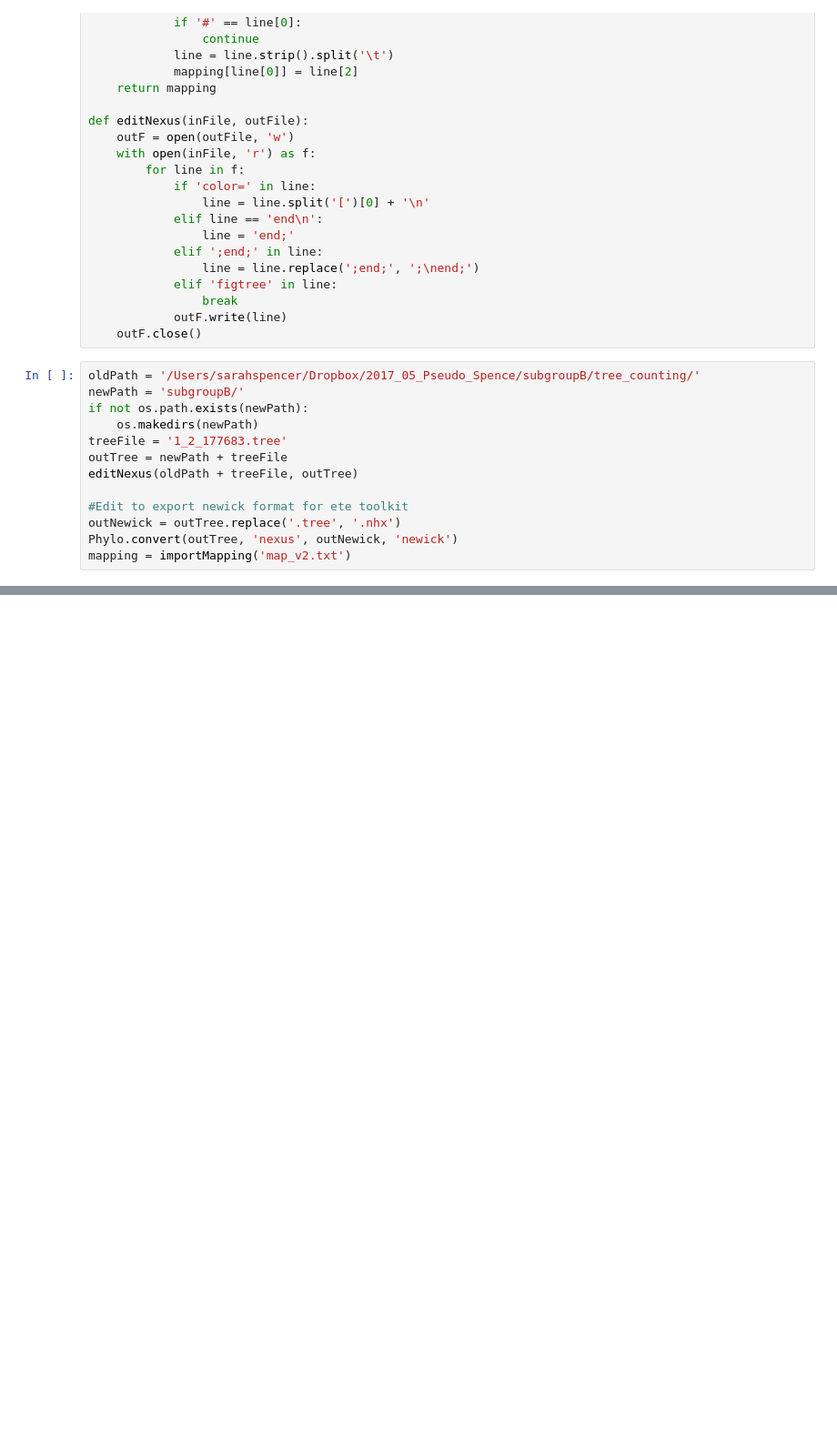
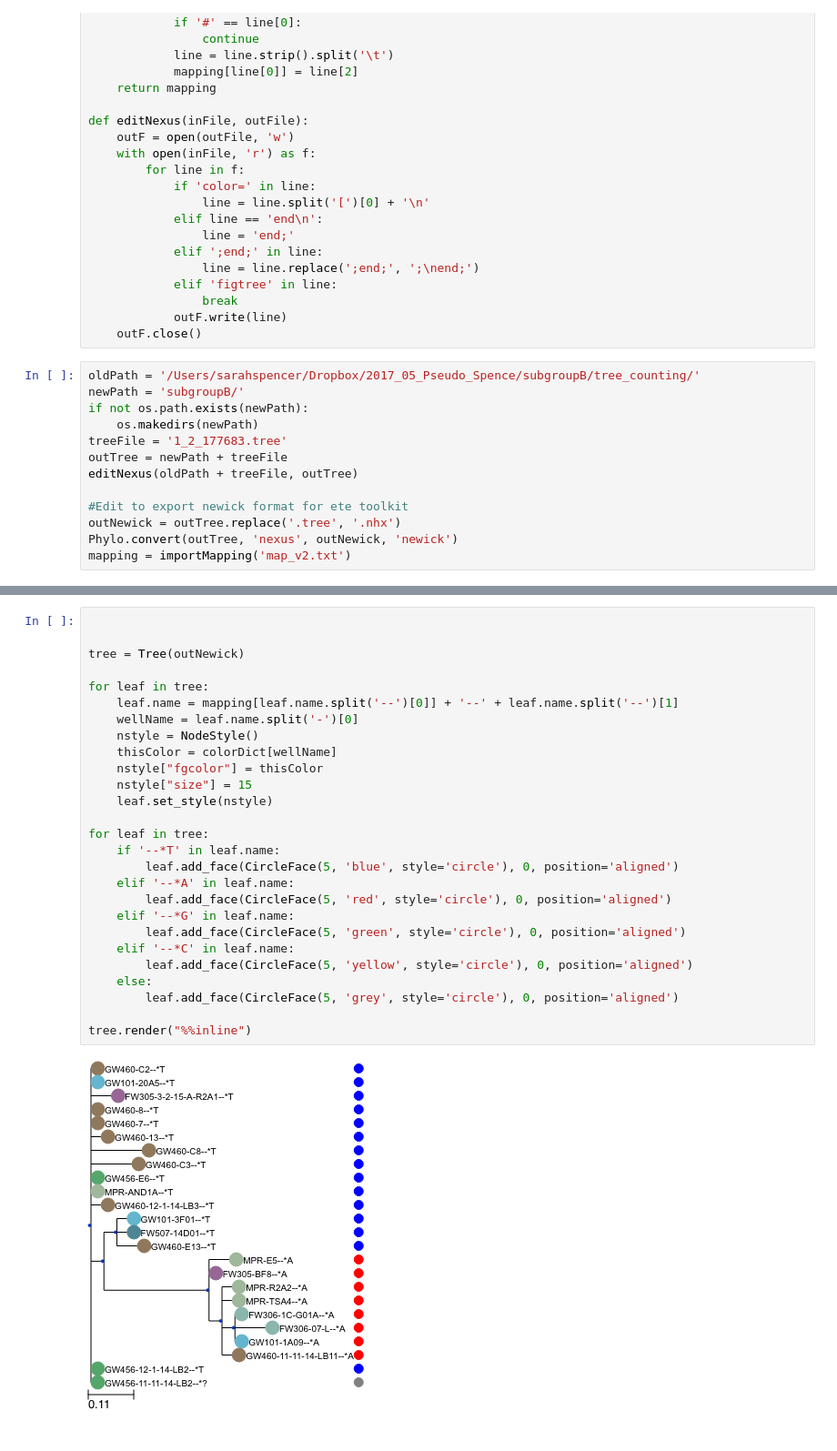
Before and after one commit to sjspence/pseudomonas, a Jupyter notebook: subTrees/2017-05-19_subgroupB.ipynb, the cells around one changed output, grey strips where cells are left out. Shown at 91% size. Saved outputs shown, nothing was run; the diff lists cells and outputs as text; blank space fills up the shorter version.

```diff
--- a/subTrees/2017-05-19_subgroupB.ipynb
+++ b/subTrees/2017-05-19_subgroupB.ipynb
@@ -59 +205,30 @@ mapping = importMapping('map_v2.txt')
+# %%
+
+
+tree = Tree(outNewick)
+
+for leaf in tree:
+    leaf.name = mapping[leaf.name.split('--')[0]] + '--' + leaf.name.split('--')[1]
+    wellName = leaf.name.split('-')[0]
+    nstyle = NodeStyle()
+    thisColor = colorDict[wellName]
+    nstyle["fgcolor"] = thisColor
+    nstyle["size"] = 15
+    leaf.set_style(nstyle)
+
+for leaf in tree:
+    if '--*T' in leaf.name:
+        leaf.add_face(CircleFace(5, 'blue', style='circle'), 0, position='aligned')
+    elif '--*A' in leaf.name:
+        leaf.add_face(CircleFace(5, 'red', style='circle'), 0, position='aligned')
+    elif '--*G' in leaf.name:
+        leaf.add_face(CircleFace(5, 'green', style='circle'), 0, position='aligned')
+    elif '--*C' in leaf.name:
+        leaf.add_face(CircleFace(5, 'yellow', style='circle'), 0, position='aligned')
+    else:
+        leaf.add_face(CircleFace(5, 'grey', style='circle'), 0, position='aligned')
+
+tree.render("%%inline")
+# %% [output]
+[figure, added]
 # %%
```
Also changed, not shown: parts of 6 cells of this notebook.
